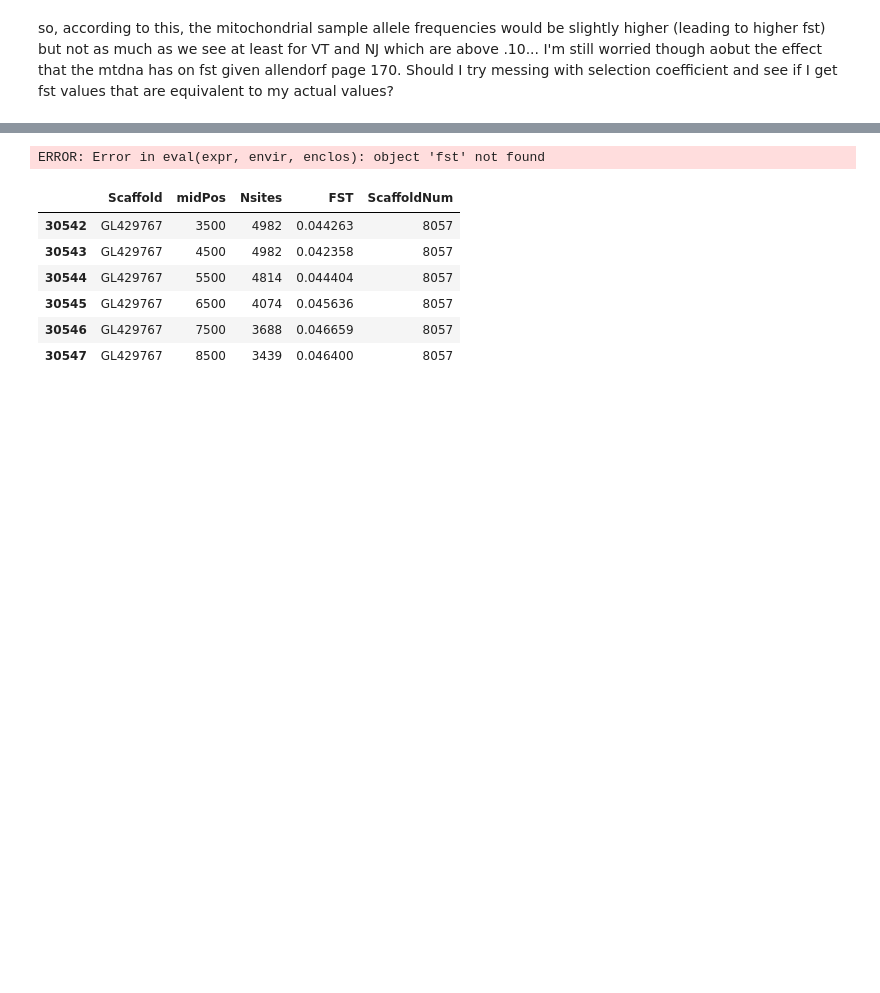
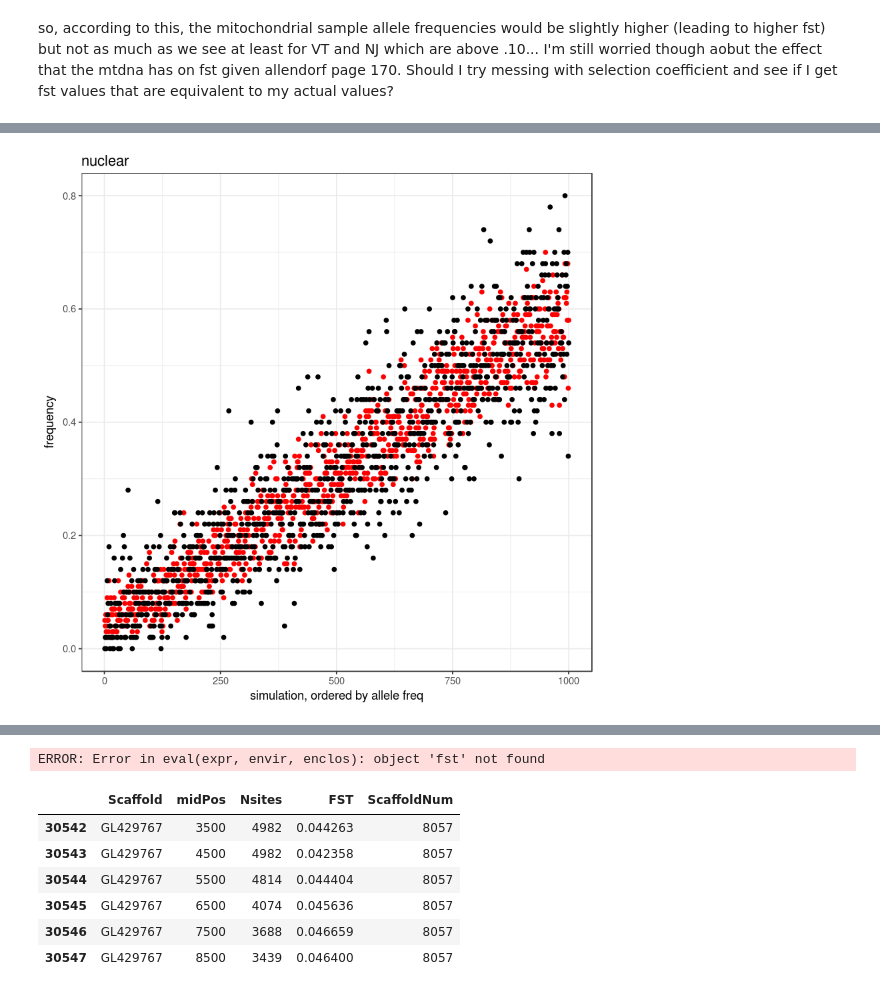
Before and after one commit to sagw/WNS_WGS, a Jupyter notebook: All_FST_plots.ipynb, the cells around one changed output, grey strips where cells are left out. Drawn from its saved outputs; the diff is of its cells as text; code cells hidden in the pictures; blank space fills up the shorter version.

```diff
--- a/All_FST_plots.ipynb
+++ b/All_FST_plots.ipynb
@@ -319,9 +338,11 @@ plot3
-# %%
-sims=sims[order(sims$f2),]
-sims$number=1:nrow(sims)
 # %%
-plot5=ggplot(data=sims, aes(x=number, y=f2))+
+plot4=ggplot(data=sims, aes(x=number, y=f2))+
   geom_point(color='red')+
- geom_point(data=sims, aes(y=f2samp), color='black') + xlab("simulation, ordered by allele freq")+
-ylab("frequency")+ggtitle("nuclear")+
+ geom_point(data=sims, aes(y=f2samp), color='black')+
+ xlab("simulation, ordered by allele freq")+
+ylab("frequency")+ggtitle("nuclear")+theme(plot.title = element_text(hjust = 0.5))+
   theme_bw()
+# %%
+plot4
+# %% [output]
+[figure, added]
```
Also changed, not shown: parts of 21 cells of this notebook, 2 other files.
